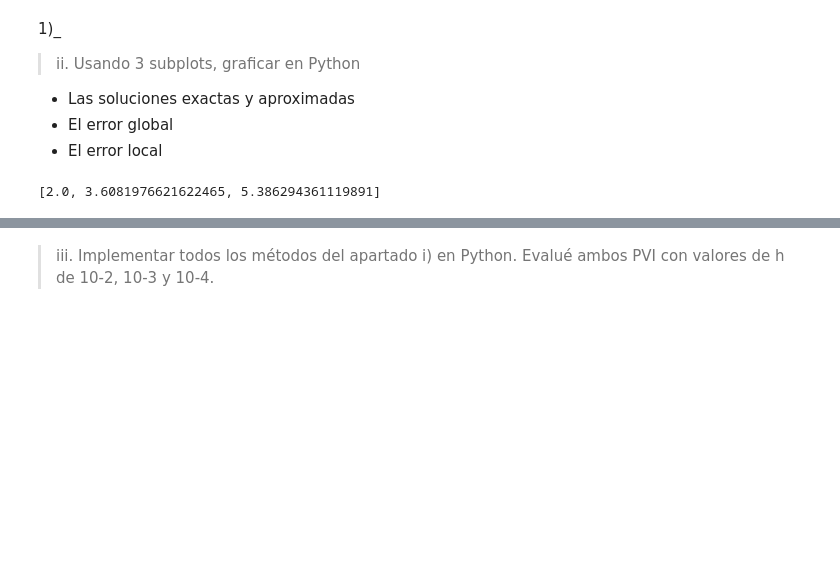
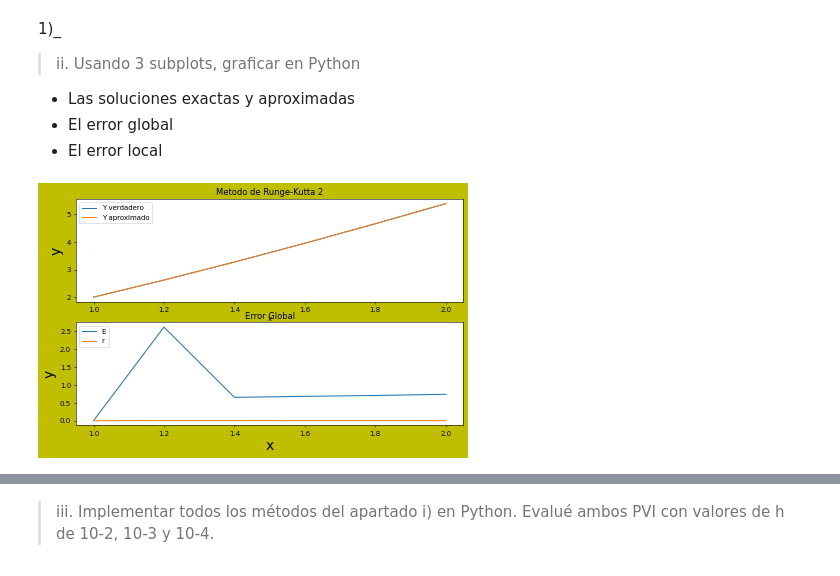
Before and after one commit to Leonel-H29/Facultad, a Jupyter notebook: TP1/TP1.ipynb, the cells around one changed output, grey strips where cells are left out. Saved outputs shown, nothing was run; the diff lists cells and outputs as text; code cells hidden in the pictures; blank space fills up the shorter version.

```diff
--- a/TP1/TP1.ipynb
+++ b/TP1/TP1.ipynb
@@ -8,16 +8,57 @@
 *   Las soluciones exactas y aproximadas
 *   El error global
 *   El error local
-# %%
-import numpy as np
-import matplotlib.pyplot as plt
-
-
-#Ejercicio a)
-
-y_real=[2,2.61878587,3.27106113,3.95200581,4.658016,5.38629436]
-y_aproximado=[2,2.62,3.27,3.95,4.66,5.39]
-
-error_local = [2.62, 3.27, 3.95, 4]
-# %% [output]
-[2.0, 3.6081976621622465, 5.386294361119891]
+# %%
+import numpy as np
+import matplotlib.pyplot as plt
+
+
+#Ejercicio a)
+
+y_real=[2,2.61878587,3.27106113,3.95200581,4.658016,5.38629436]
+y_aproximado=[2,2.62,3.27,3.95,4.66,5.39]
+
+error_local = [0,2.62, 0.653, 0.681,0.706,0.739]
+error_global = [0,0.002, 0.002, 0.001, 0.001, 0.001]
+
+
+#===================================Grafico los valores aproximados
+plt.figure(1, (10,6), 50, 'y', 'g')
+x = np.linspace(1,2,6)
+
+plt.subplot(2,1,1)
+#plt.plot(x,y_real, x,y_aproximado)
+plt.plot(x,y_real)
+plt.plot(x,y_aproximado)
+
+plt.title("Metodo de Runge-Kutta 2")
+plt.legend(('Y verdadero','Y aproximado'), loc='upper left')
+plt.xlabel('x')
+plt.ylabel('y', fontsize=20)
+
+
+#===================================Grafico los errores
+plt.figure(1, (10,6), 50, 'y', 'g')
+
+plt.subplot(2,1,2)
+plt.plot(x,error_local)
+
+plt.title("Error Local")
+plt.legend('Error Local', loc='upper left')
+plt.xlabel('x', fontsize=20)
+plt.ylabel('y', fontsize=20)
+
+plt.figure(1, (10,6), 50, 'y', 'g')
+plt.subplot(2,1,2)
+plt.plot(x,error_global)
+
+
+plt.title("Error Global")
+plt.legend('Error Global', loc='upper left')
+plt.xlabel('x', fontsize=20)
+plt.ylabel('y', fontsize=20)
+
+
+plt.show()
+# %% [output]
+[figure, added]
```
Also changed, not shown: parts of 4 cells of this notebook.
